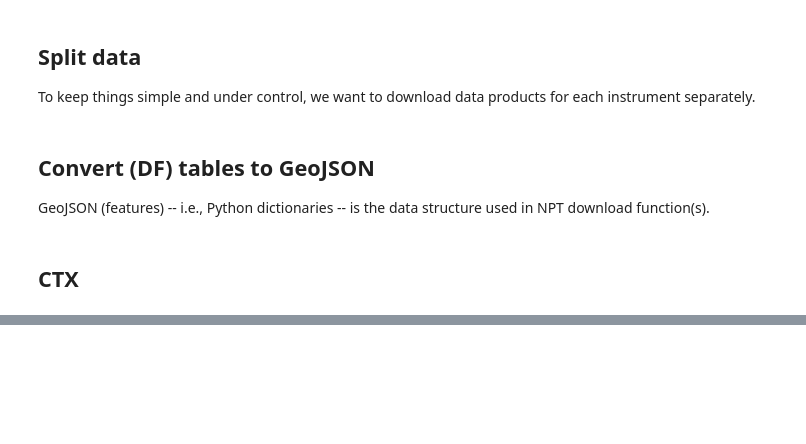
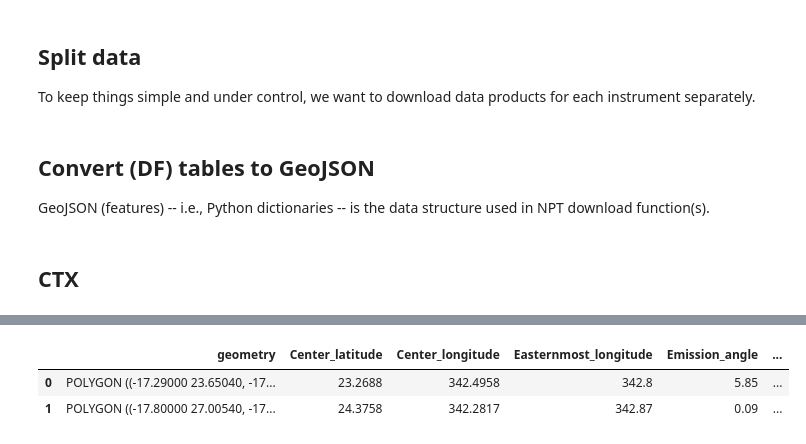
Before and after one commit to chbrandt/npt, a Jupyter notebook: notebooks/2_download_pds.ipynb, the cells around one changed output, grey strips where cells are left out. Cells and saved outputs as stored; diff of their text form; code cells hidden in the pictures; blank space fills up the shorter version.

```diff
--- a/notebooks/2_download_pds.ipynb
+++ b/notebooks/2_download_pds.ipynb
@@ -84,3 +86,12 @@ PDS LABEL file 'data/ctx/P04_002641_2046_XN_24N017W.lbl' created.
+# %%
+from geopandas import GeoDataFrame
+
+gdf_ctx_new = GeoDataFrame.from_features(gjson_ctx_new['features'])
+gdf_ctx_new
+# %% [output]
+|  | geometry | Center_latitude | Center_longitude | Easternmost_longitude | Emission_angle | ... |
+| 0 | POLYGON ((-17.29000 23.65040, -17... | 23.2688 | 342.4958 | 342.8 | 5.85 | ... |
+| 1 | POLYGON ((-17.80000 27.00540, -17... | 24.3758 | 342.2817 | 342.87 | 0.09 | ... |
 # %%
 gjson_hirise_new = npt.download.from_geojson(gjson_hirise, basepath='data/hirise', progressbar=True)
 # %% [output]
```
Also changed, not shown: parts of 8 cells of this notebook, 10 other files.
